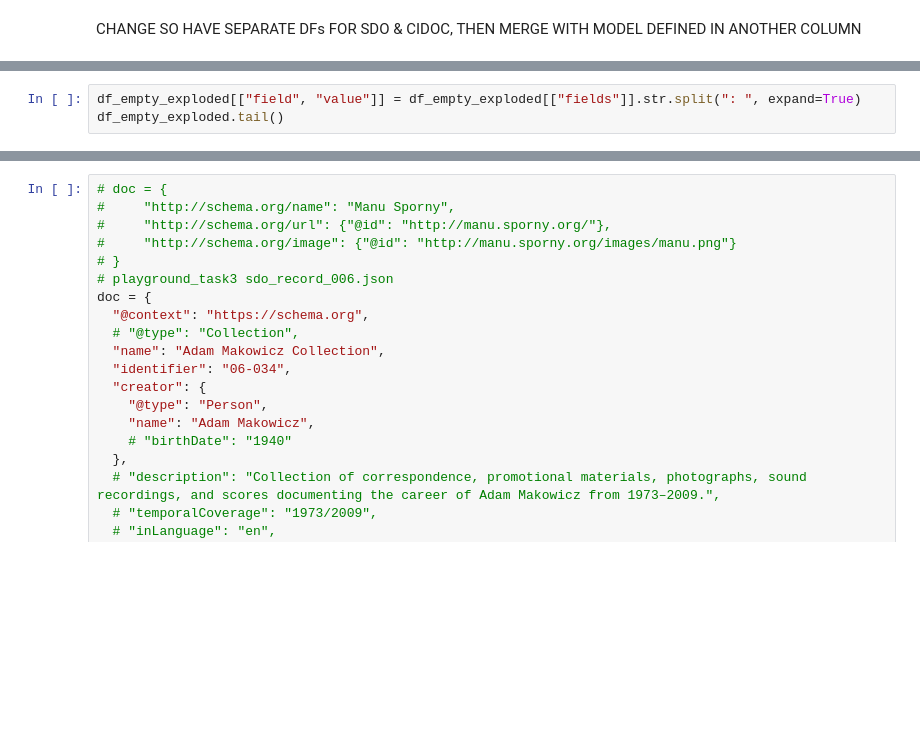
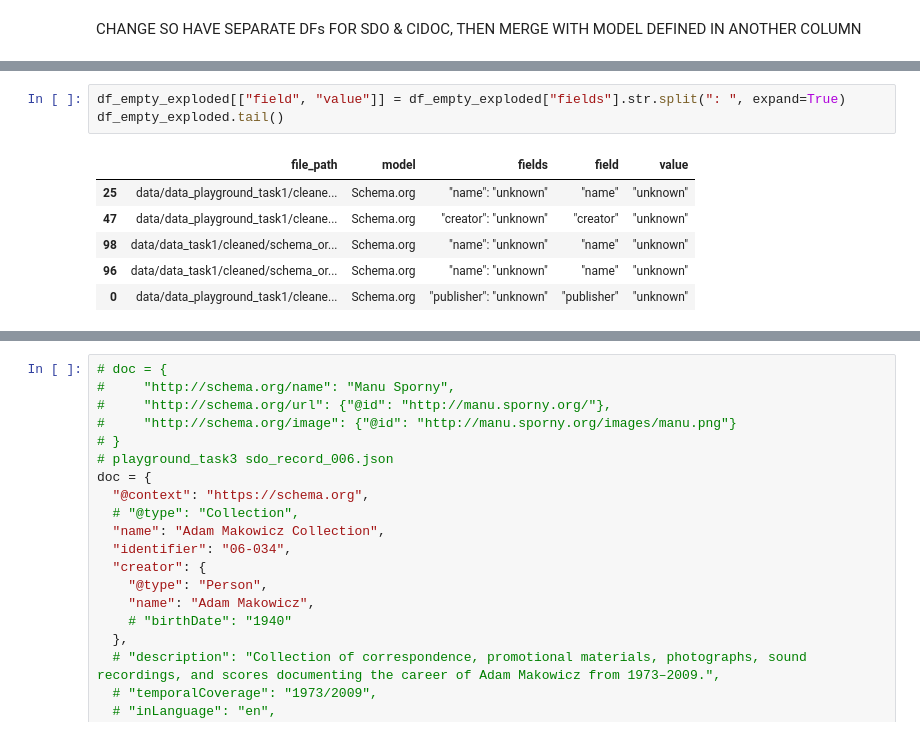
Before and after one commit to thegoose20/lada-eval, a Jupyter notebook: evaluation-completeness.ipynb, the cells around one changed output, grey strips where cells are left out. Cells and saved outputs as stored; diff of their text form; blank space fills up the shorter version.

```diff
--- a/evaluation-completeness.ipynb
+++ b/evaluation-completeness.ipynb
@@ -707,3 +718,10 @@ df_empty_exploded.head()
 # %%
-df_empty_exploded[["field", "value"]] = df_empty_exploded[["fields"]].str.split(": ", expand=True)
+df_empty_exploded[["field", "value"]] = df_empty_exploded["fields"].str.split(": ", expand=True)
 df_empty_exploded.tail()
+# %% [output]
+|  | file_path | model | fields | field | value |
+| 25 | data/data_playground_task1/cleane... | Schema.org | "name": "unknown" | "name" | "unknown" |
+| 47 | data/data_playground_task1/cleane... | Schema.org | "creator": "unknown" | "creator" | "unknown" |
+| 98 | data/data_task1/cleaned/schema_or... | Schema.org | "name": "unknown" | "name" | "unknown" |
+| 96 | data/data_task1/cleaned/schema_or... | Schema.org | "name": "unknown" | "name" | "unknown" |
+| 0 | data/data_playground_task1/cleane... | Schema.org | "publisher": "unknown" | "publisher" | "unknown" |
```
Also changed, not shown: parts of 20 cells of this notebook.
